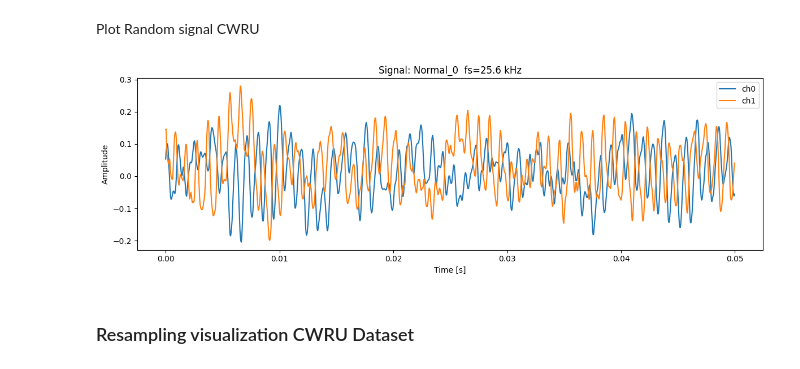
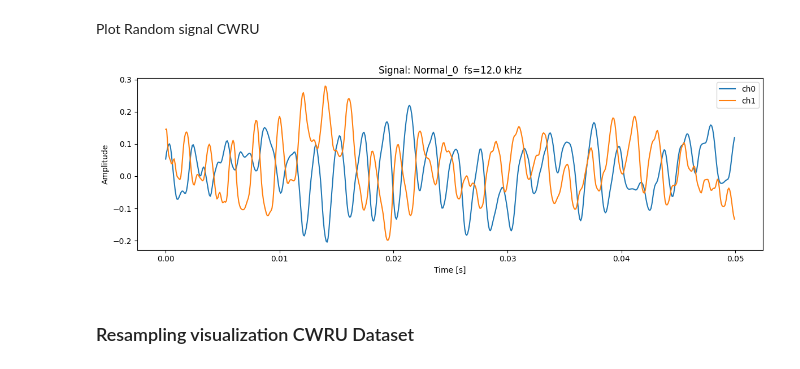
Before and after one commit to giljoa/flex-uns-fw, a Jupyter notebook: ml/model-nb/CNN_Generalizability.ipynb, the cells around one changed output. Drawn from its saved outputs; the diff is of its cells as text; code cells hidden in the pictures.

```diff
--- a/ml/model-nb/CNN_Generalizability.ipynb
+++ b/ml/model-nb/CNN_Generalizability.ipynb
@@ -180,7 +172,7 @@ from scipy.signal import resample_poly
 # Paths and parameters
 # Keep your original folder. The code will resample whatever it loads.
 vibration_mat_folder_cwru = '../../data/raw_cwru/vibration_mat_12kHz'  # or .../vibration_mat_12kHz if that is your source
-v_length_cwru = 1536000  # length to trim before resampling if needed
+v_length_cwru = 260868  # length to trim before resampling if needed
 sampling_rate_cwru = 12000
 target_sampling_rate_cwru = 25600  # target sampling rate for resampling
 
@@ -191,12 +183,8 @@ assert abs(target_sampling_rate_cwru * DOWNSAMPLE - sampling_rate_cwru * UPSAMPL
 
 # Class labels for different domains
 class_labels_cwru0 = ['B007_0', 'IR007_0', 'Normal_0', 'OR007@3_0', 'OR007@6_0', 'OR007@12_0']
-class_labels_cwru1 = ['B007_1', 'IR007_1', 'Normal_1', 'OR007@3_1', 'OR007@6_1', 'OR007@12_1']
-class_labels_cwru2 = ['B007_2', 'IR007_2', 'Normal_2', 'OR007@3_2', 'OR007@6_2', 'OR007@12_2']
-
-
-import numpy as np
-import scipy.io as sio
+#class_labels_cwru1 = ['B007_1', 'IR007_1', 'Normal_1', 'OR007@3_1', 'OR007@6_1', 'OR007@12_1']
+#class_labels_cwru2 = ['B007_2', 'IR007_2', 'Normal_2', 'OR007@3_2', 'OR007@6_2', 'OR007@12_2']
 
 def _load_mat_signal(mat_path, max_len=None, channels=("DE", "FE", "BA")):
     """
@@ -266,14 +254,14 @@ def load_domain_data_cwru(class_labels, domain_name):
 
             # Optional deterministic length control from source trimming
             # Expected resampled length based on v_length_cwru
-            expected_len = int(round(v_length_cwru * target_sampling_rate_cwru / sampling_rate_cwru))
-            if y.shape[0] != expected_len:
-                # Trim or pad to expected length if you need strict alignment across classes
-                if y.shape[0] > expected_len:
-                    y = y[:expected_len, :]
-                else:
-                    pad = np.zeros((expected_len - y.shape[0], y.shape[1]), dtype=y.dtype)
-                    y = np.vstack([y, pad])
+            # expected_len = int(round(v_length_cwru * target_sampling_rate_cwru / sampling_rate_cwru))
+            # if y.shape[0] != expected_len:
+            #     # Trim or pad to expected length if you need strict alignment across classes
+            #     if y.shape[0] > expected_len:
+            #         y = y[:expected_len, :]
+            #     else:
+            #         pad = np.zeros((expected_len - y.shape[0], y.shape[1]), dtype=y.dtype)
+            #         y = np.vstack([y, pad])
 
             vibration_data[label] = y
 
@@ -288,10 +276,11 @@ def load_domain_data_cwru(class_labels, domain_name):
 
 # Load all domains already resampled to 25.6 kHz
 vibration_data_cwru0 = load_domain_data_cwru(class_labels_cwru0, '0HP')
-vibration_data_cwru1 = load_domain_data_cwru(class_labels_cwru1, '1HP')
-vibration_data_cwru2 = load_domain_data_cwru(class_labels_cwru2, '2HP')
+#vibration_data_cwru1 = load_domain_data_cwru(class_labels_cwru1, '1HP')
+#vibration_data_cwru2 = load_domain_data_cwru(class_labels_cwru2, '2HP')
 
-vibration_data_cwru = {**vibration_data_cwru0, **vibration_data_cwru1, **vibration_data_cwru2}
+#vibration_data_cwru = {**vibration_data_cwru0, **vibration_data_cwru1, **vibration_data_cwru2}
+vibration_data_cwru = {**vibration_data_cwru0,}
 class_labels_cwru = list(vibration_data_cwru.keys())
 # %% [output]
 Loading domain 0HP at 25600 Hz...
@@ -316,9 +296,9 @@ Plot Random signal CWRU
 # %%
 # CWRU after your resampling step at 25.6 kHz
 # plot_signal(vibration_data_cwru, fs=target_sampling_rate_cwru, seconds=0.05)
-plot_signal(vibration_data_cwru, fs=target_sampling_rate_cwru, seconds=0.05, label='Normal_0')
+plot_signal(vibration_data_cwru, fs=sampling_rate_cwru, seconds=0.05, label='Normal_0')
 # %% [output]
-[figure, old version]
+[figure, new version]
 # %% [markdown]
 ### Resampling visualization CWRU Dataset
 # %%
```
Also changed, not shown: parts of 21 cells of this notebook, 15 other files.
